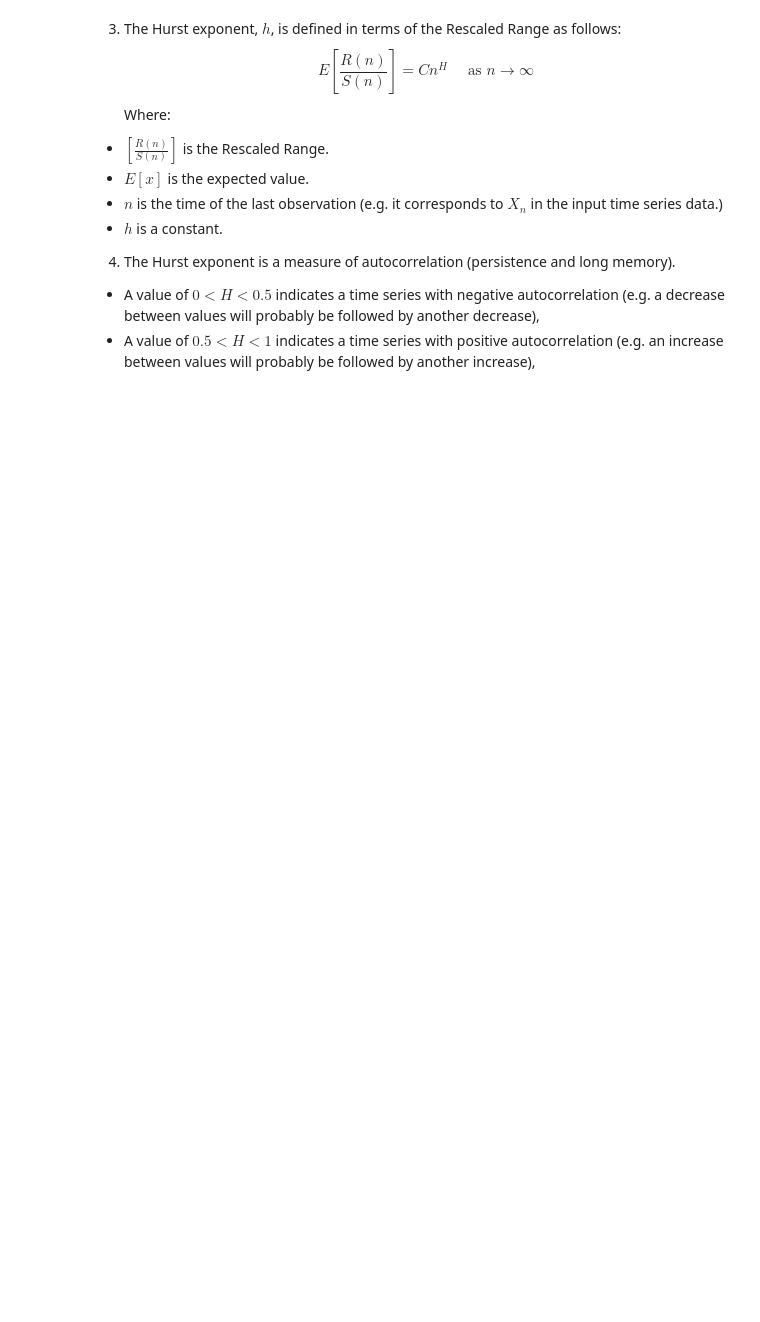
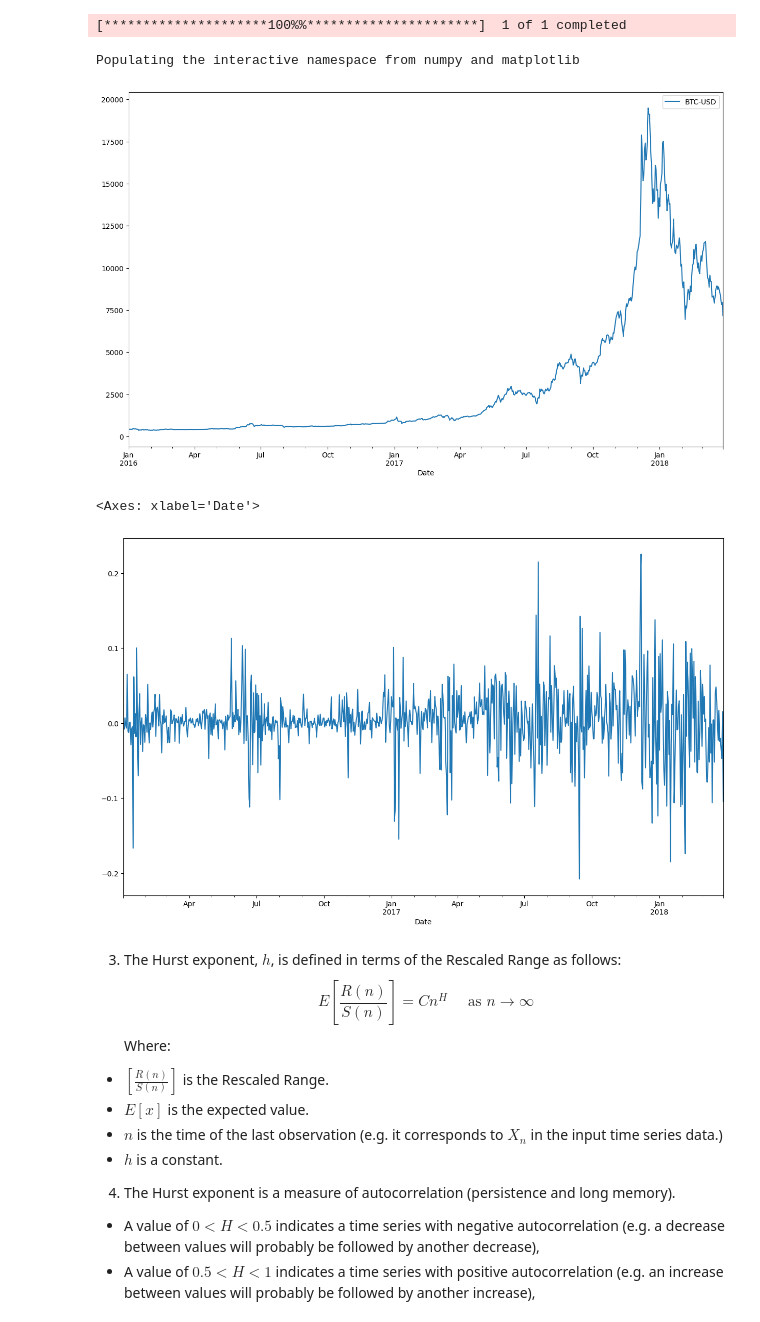
Before and after one commit to danpele/Stat_fin_markets, a Jupyter notebook: SFM_Hurst/Estimate_Hurst.ipynb, the cells around one changed output. Saved outputs shown, nothing was run; the diff lists cells and outputs as text; code cells hidden in the pictures; blank space fills up the shorter version.

```diff
--- a/SFM_Hurst/Estimate_Hurst.ipynb
+++ b/SFM_Hurst/Estimate_Hurst.ipynb
@@ -45,3 +1,64 @@ Populating the interactive namespace from numpy and matplotlib
+# %%
+'''
+Pandas: For data manipulation and analysis.
+Warnings: Configured to ignore warnings to make the output cleaner.
+Numpy: Used for numerical operations.
+Matplotlib: For plotting graphs.
+yfinance: To fetch financial data from Yahoo Finance.
+
+Ticker setup: Identifies the financial instrument whose data will be fetched.
+Data fetching: Using yf.download() to fetch the closing prices.
+This data is stored in a DataFrame df.
+
+Matplotlib inline settings: These commands (%matplotlib inline and %pylab inline) are necessary for plots to appear directly in a Jupyter notebook and control default settings for plots.
+Figure size configuration: Sets the plot size to 15x9 inches.
+Data plotting: The script plots the closing prices stored in df without a grid.
+
+Logarithmic transformation of prices: This is a common practice in financial analysis to stabilize variance and normalize prices.
+The log of prices is taken using np.log().
+
+Simple returns: These are calculated as the percentage change between consecutive closing prices. This gives the proportional change from one period to the next.
+Logarithmic returns: These are calculated using the formula
+log(1+simple return). Log returns are useful for various statistical analyses and are additive over time.
+'''
+import pandas as pd
+
+import datetime
+import warnings
+warnings.simplefilter("ignore")
+
+import numpy as np
+# We will look at stock prices over the past year, starting at January 1, 2016
+
+
+import yfinance as yf
+
+ticker = 'BTC-USD'
+df = pd.DataFrame()
+df[ticker] = yf.download(ticker, start="2016-01-01", end="2018-03-30")['Close']
+
+import matplotlib.pyplot as plt   # Import matplotlib
+# This line is necessary for the plot to appear in a Jupyter notebook
+%matplotlib inline
+# Control the default size of figures in this Jupyter notebook
+%pylab inline
+
+pylab.rcParams['figure.figsize'] = (15, 9)   # Change the size of plots
+
+df.plot(grid = False) # Plot the adjusted closing price
+plt.show()
+close = df[ticker]
+
+log_price=np.log(close)
+simple_return = close.pct_change().dropna()
+log_return = np.log(1+simple_return).dropna()
+log_return.plot()
+# %% [output]
+[*********************100%%**********************]  1 of 1 completed
+Populating the interactive namespace from numpy and matplotlib
+[figure, added]
+<Axes: xlabel='Date'>
+[figure, added]
 # %% [markdown]
 3. The Hurst exponent, $h$, is defined in terms of the Rescaled Range as follows:
 $$
```
Also changed, not shown: parts of 1 cell of this notebook.
